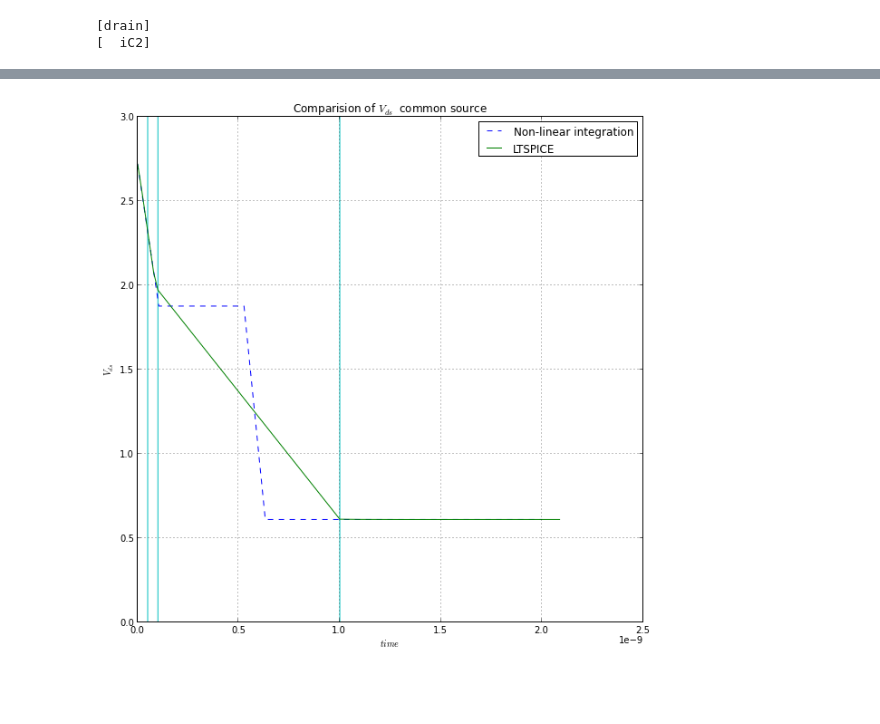
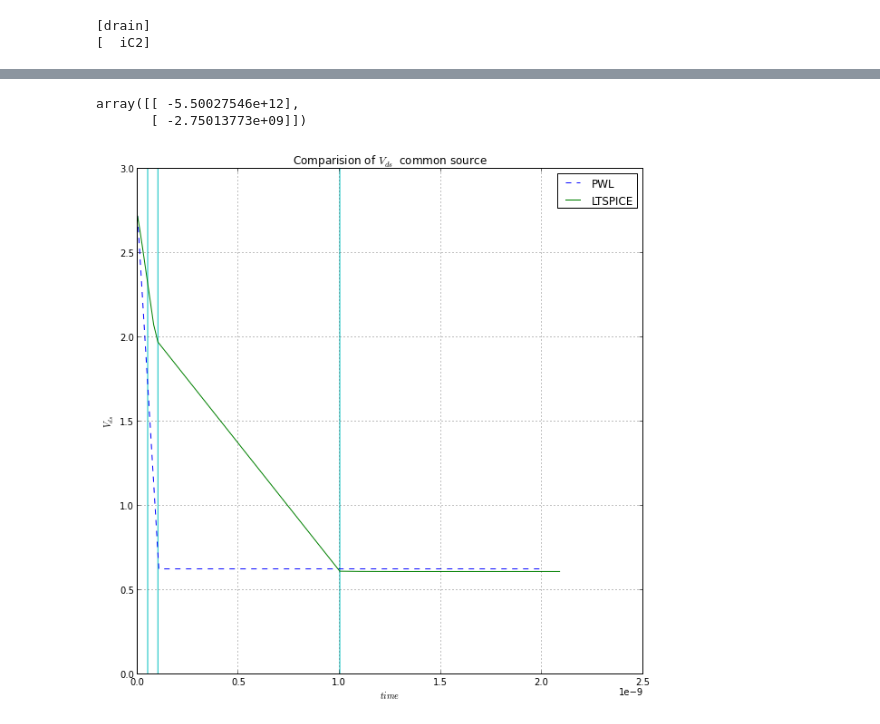
Before and after one commit to cvbrgava/ddp, a Jupyter notebook: notebook/cmnsrc_nonL_integration.ipynb, the cells around one changed output, grey strips where cells are left out. Drawn from its saved outputs; the diff is of its cells as text; code cells hidden in the pictures; blank space fills up the shorter version.

Commit message:
PWL integration for Common source amplifier
	1. PWL works for common source

```diff
--- a/notebook/cmnsrc_nonL_integration.ipynb
+++ b/notebook/cmnsrc_nonL_integration.ipynb
@@ -193,7 +193,7 @@ datapoints
   'time': '5.010000000000000e-007'}]
 # %%
 ss=str('m1')
-point = 0
+point = 2
 
 print regions[point][ss]
 cc=current(regions[point][ss],state,Vth[ss])
@@ -281,23 +269,0 @@ print linP
-# %%
-
-def dervPWL(y,t):
-    weights = normcalc( y )
-    if t <= ( ( float( datapoints[0]['time'] ) - sim_begin ) + ( float( datapoints[1]['time'] ) - sim_begin ) ) * 0.5:
-        subs1 = { state[ str(stateorder[ i ] ) ] : y[  i  ] for i in range( order )}
-        subs1[ state[ '0' ] ] = 0
-        subs1[ state[ 'inp' ] ] = float(datapoints[ 0 ][ 'inp' ])
-        temp = ( eqs[ : , 0 ].evalf(subs = subs1) )
-
-    elif ( ( float( datapoints[0]['time'] ) - sim_begin ) + ( float( datapoints[1]['time'] ) - sim_begin ) ) * 0.5 < t <= ( ( float( datapoints[1]['time'] ) - sim_begin ) + ( float( datapoints[2]['time'] ) - sim_begin ) ) * 0.5:
-        subs1 = { state[ str(stateorder[ i ] ) ] : y[  i  ] for i in range( order )}
-        subs1[ state[ '0' ] ] = 0
-        subs1[ state[ 'inp' ] ] = float(datapoints[ 1 ][ 'inp' ])
-        temp = ( eqs[ : , 1 ].evalf(subs = subs1) )
-
-    else:
-        subs1 = { state[ str(stateorder[ i ] ) ] : y[  i  ] for i in range( order )}
-        subs1[ state[ '0' ] ] = 0
-        subs1[ state[ 'inp' ] ] = float(datapoints[ 2 ][ 'inp' ])
-        temp = ( eqs[ : , 2 ].evalf(subs = subs1) )
-
-    return numpy.array([ float( temp[i] ) for i in range( order ) ])
@@ -304,2 +352,17 @@ def dervPWL(y,t):
+# %%
+(numpy.dot( linPJac[ 0 ], linP[ 1 ] )).reshape( order ,1 )
+# %% [output]
+array([[ -5.50027546e+12],
+       [ -2.75013773e+09]])
+# %%
+
+def dervPWL(y,t):
+    weights = normcalc( y )
+    temp0 = weights[ 0 ] * ( linPVal[ 0 ] + (numpy.dot( linPJac[ 0 ], y )).reshape( order ,1 ) - (numpy.dot( linPJac[ 0 ], linP[ 0 ] )).reshape( order ,1 ) + (numpy.dot( B[ 0 ], inputm0 )) )
+    temp1 = weights[ 1 ] *  ( linPVal[ 1 ] + (numpy.dot( linPJac[ 1 ], y )).reshape( order ,1 ) - (numpy.dot( linPJac[ 1 ], linP[ 1 ] )).reshape( order ,1 ) + (numpy.dot( B[ 1 ], inputm1 )) )
+    temp2 =  weights[ 2 ] * ( linPVal[ 2 ] + (numpy.dot( linPJac[ 2 ], y )).reshape( order ,1 ) - (numpy.dot( linPJac[ 2 ], linP[ 2 ] )).reshape( order ,1 ) + (numpy.dot( B[ 2 ], inputm2 )) )
+
+    temp = temp0 + temp1 + temp2
+    return (temp.reshape(1, order))[0]
 # %%
 def normcalc( y ) :
@@ -328,17 +391,17 @@ time_SPICE = numpy.array( [ float( drain_SPICE[ i ][ 1 ] ) for i in range(len(dr
 # %%
 from matplotlib import pyplot
 calc, = plt.plot(ti, numpy.array([ float(solnPWL[i][0]) for i in range(20)] ), '--')
 spice, = plt.plot(time_SPICE[:-2],voltage_SPICE[:-2])
 plt.grid()
-plt.legend( (calc, spice) , ('Non-linear integration', 'LTSPICE') ,'upper right')
+plt.legend( (calc, spice) , ('PWL', 'LTSPICE') ,'upper right')
 plt.ylabel(r'$V_{ds}$')
 plt.xlabel(r'$time$')
 plt.vlines(time,0,3,'c')
 plt.figsize(10,10)
 plt.title(r'Comparision of $V_{ds}$  common source')
 plt.show()
 # %% [output]
-[figure, old version]
+[figure, new version]
 # %%
 calc, = plt.plot(ti, numpy.array([-1 * float(solnPWL[i][1]) for i in range(20)] ), '--')
 spice, = plt.plot(time_SPICE[:-2],cap_SPICE[:-2])
```
Also changed, not shown: parts of 11 cells of this notebook.
